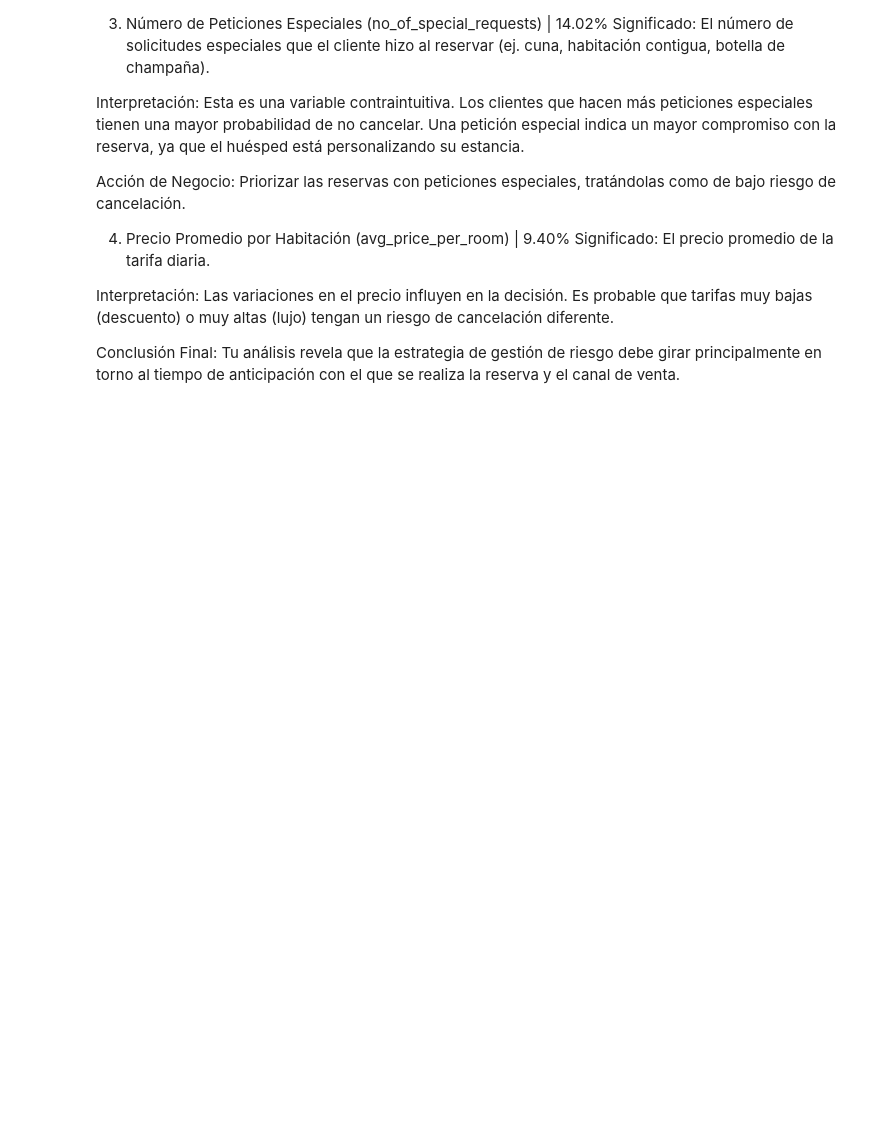
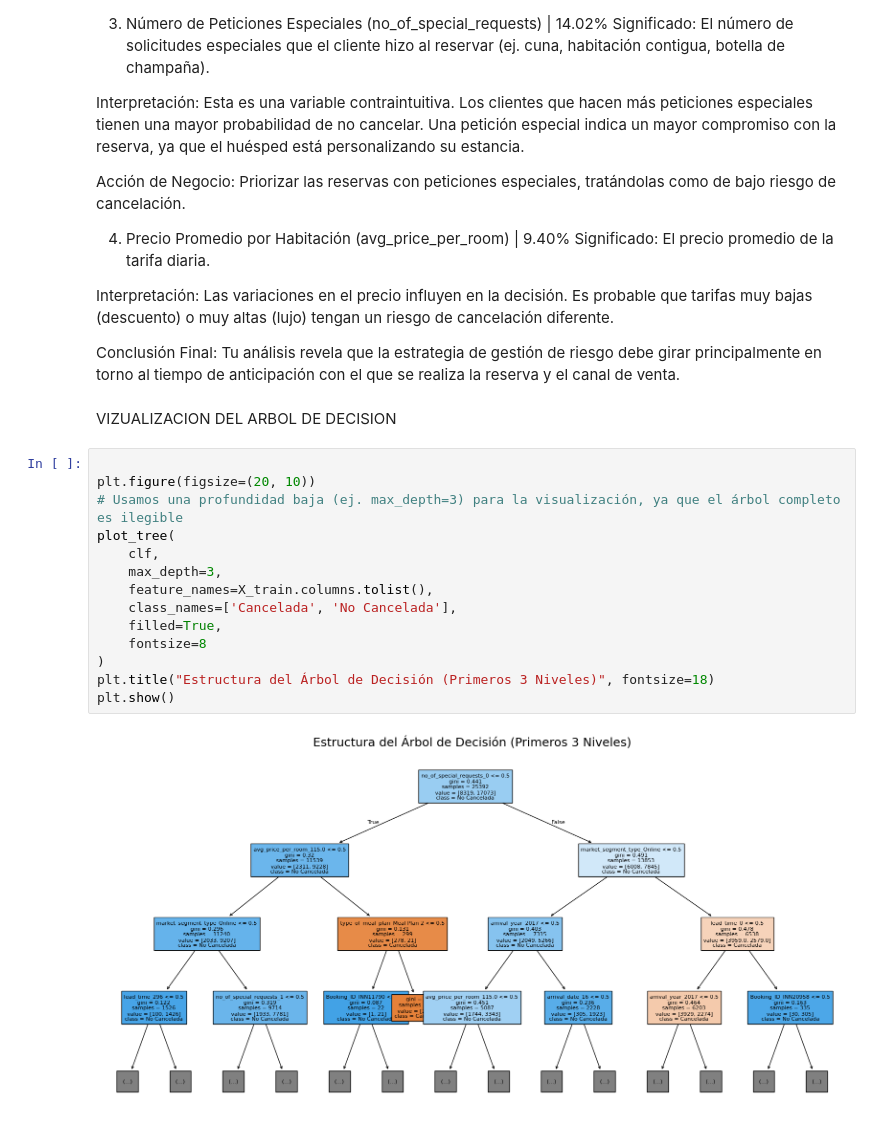
Before and after one commit to AndresCba89/reservas_hoteles, a Jupyter notebook: hotel.ipynb, the cells around one changed output. Saved outputs shown, nothing was run; the diff lists cells and outputs as text; blank space fills up the shorter version.

```diff
--- a/hotel.ipynb
+++ b/hotel.ipynb
@@ -755,3 +756,21 @@ Significado: El precio promedio de la tarifa diaria.
 Interpretación: Las variaciones en el precio influyen en la decisión. Es probable que tarifas muy bajas (descuento) o muy altas (lujo) tengan un riesgo de cancelación diferente.
 
 Conclusión Final: Tu análisis revela que la estrategia de gestión de riesgo debe girar principalmente en torno al tiempo de anticipación con el que se realiza la reserva y el canal de venta.
+# %% [markdown]
+VIZUALIZACION DEL ARBOL DE DECISION
+# %%
+
+plt.figure(figsize=(20, 10))
+# Usamos una profundidad baja (ej. max_depth=3) para la visualización, ya que el árbol completo es ilegible
+plot_tree(
+    clf,
+    max_depth=3,
+    feature_names=X_train.columns.tolist(),
+    class_names=['Cancelada', 'No Cancelada'],
+    filled=True,
+    fontsize=8
+)
+plt.title("Estructura del Árbol de Decisión (Primeros 3 Niveles)", fontsize=18)
+plt.show()
+# %% [output]
+[figure, added]
```
Also changed, not shown: parts of 5 cells of this notebook, 4 other files.
